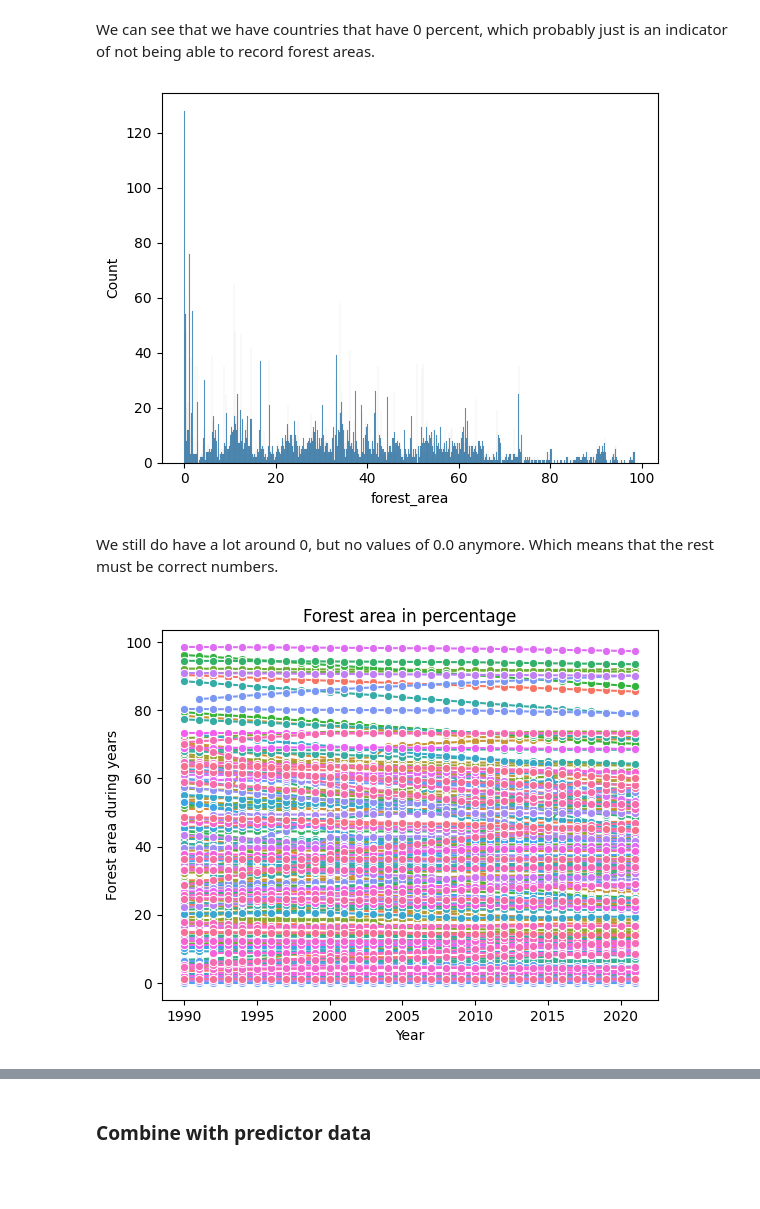
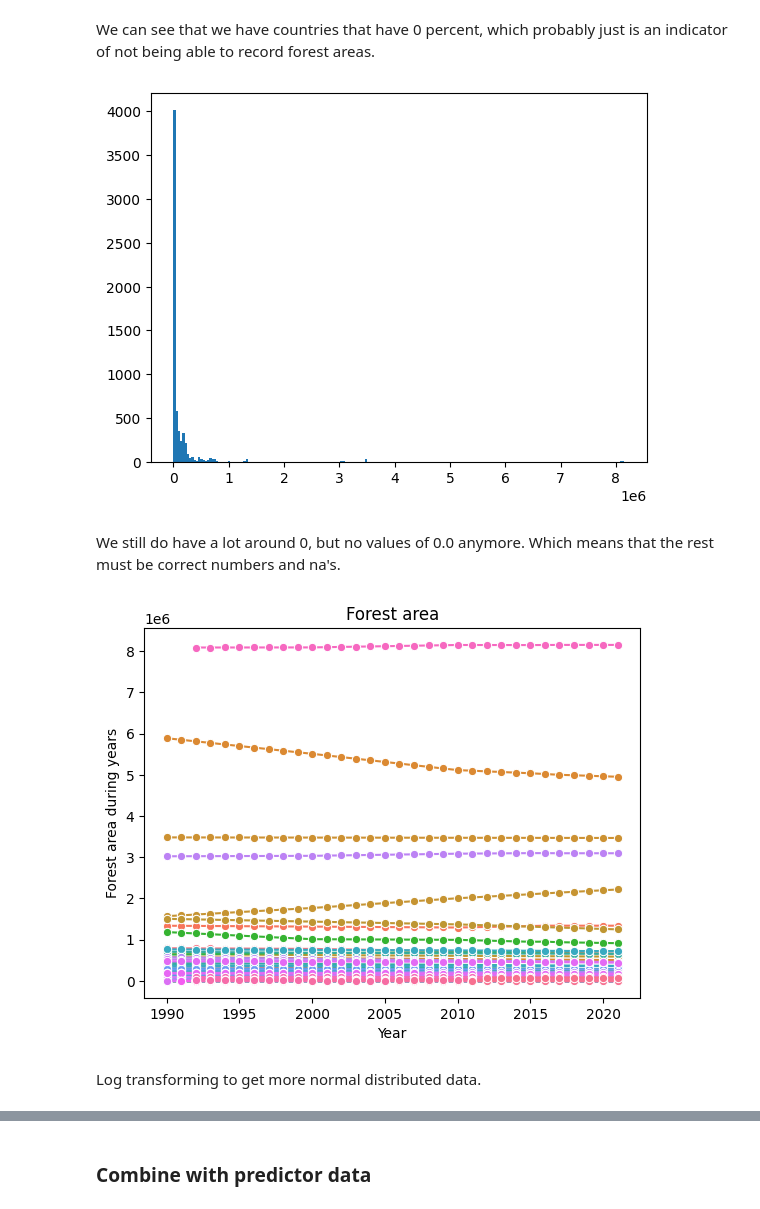
Before and after one commit to marcbarc19/DataScienceExam, a Jupyter notebook: forest-modelling.ipynb, the cells around one changed output, grey strips where cells are left out. Cells and saved outputs as stored; diff of their text form; code cells hidden in the pictures; blank space fills up the shorter version.

```diff
--- a/forest-modelling.ipynb
+++ b/forest-modelling.ipynb
@@ -153,22 +175,25 @@ zero_countries = zero_countries[zero_countries == 0.0].index.tolist()
 
 forest = melted_df[~melted_df['Country Code'].isin(zero_countries)]
 # %%
-sns.histplot(data=forest, x='forest_area', binwidth=0.1)
+plt.hist(forest['forest_area'], bins=200)
+#sns.histplot(data=forest, x='forest_area', binwidth=0.1)
 plt.show()
 # %% [output]
-[figure, old version]
+[figure, new version]
 # %% [markdown]
-We still do have a lot around 0, but no values of 0.0 anymore. Which means that the rest must be correct numbers.
+We still do have a lot around 0, but no values of 0.0 anymore. Which means that the rest must be correct numbers and na's.
 # %%
 sns.lineplot(data=forest, x='Year', y='forest_area', hue='Country Code', marker='o', legend=False)
 
 # Add title and labels
-plt.title('Forest area in percentage')
+plt.title('Forest area')
 plt.xlabel('Year')
 plt.ylabel('Forest area during years')
 
 
 # Show the plot
 plt.show()
 # %% [output]
-[figure, old version]
+[figure, new version]
+# %% [markdown]
+Log transforming to get more normal distributed data.
```
Also changed, not shown: parts of 60 cells of this notebook.
